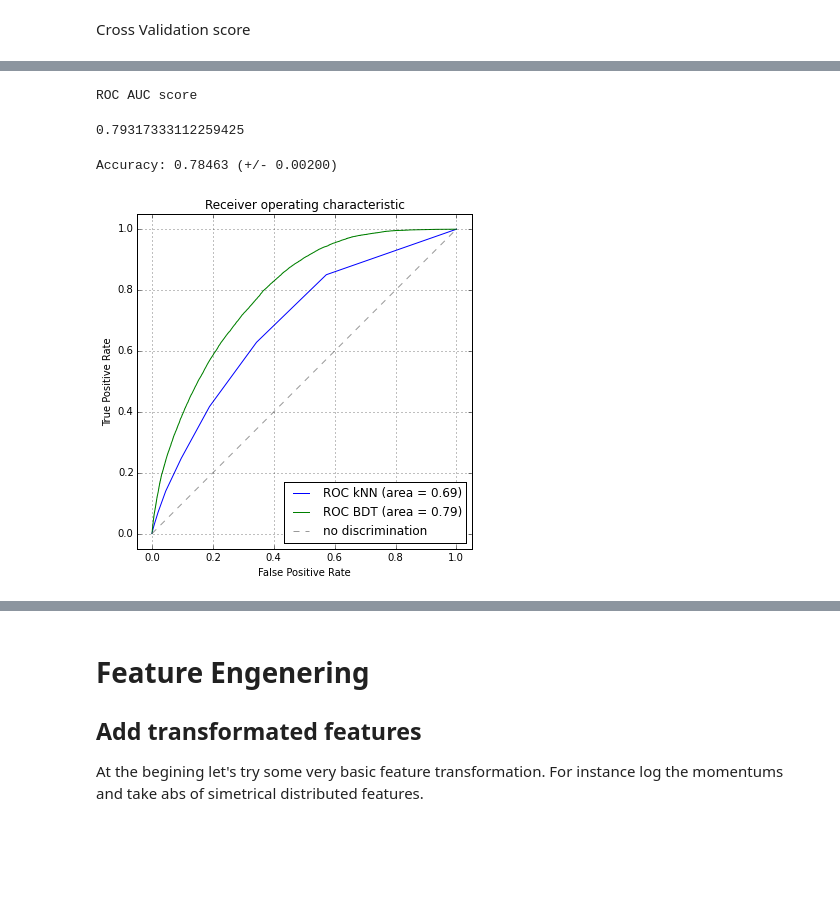
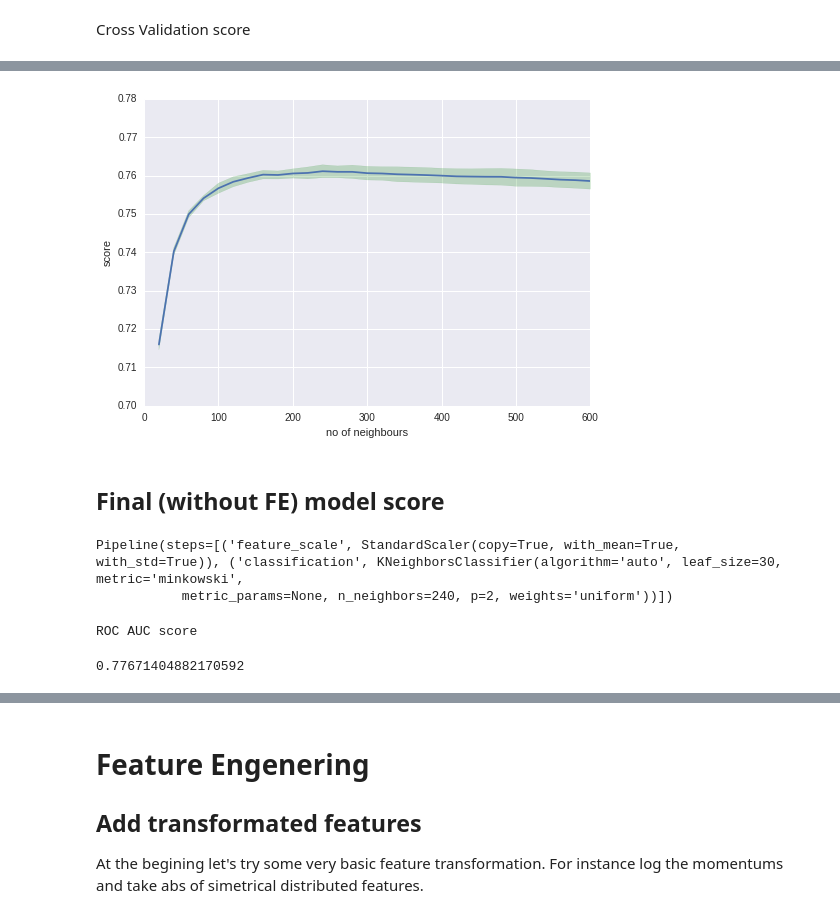
Before and after one commit to adendek/DownstreamTracking, a Jupyter notebook: SeedClasifier/Baseline.ipynb, the cells around one changed output, grey strips where cells are left out. Saved outputs shown, nothing was run; the diff lists cells and outputs as text; code cells hidden in the pictures; blank space fills up the shorter version.

```diff
--- a/SeedClasifier/Baseline.ipynb
+++ b/SeedClasifier/Baseline.ipynb
@@ -208,0 +228,18 @@ GradientBoostingClassifier(init=None, learning_rate=0.1, loss='deviance',
+# %%
+train_gs_X, test_gs_X, train_gs_Y, test_gs_Y = train_test_split(features, target, random_state=42,train_size=0.1 )
+knn_grid_params = {"classification__n_neighbors": [x  for x in range(19,601) if x % 20 == 0],
+                  "classification__metric": ['minkowski']}
+print(knn_grid_params)
+
+knn_gs = Pipeline([
+  ('feature_scale', StandardScaler() ),
+  ('classification', KNeighborsClassifier())
+])
+
+clf = grid_search.GridSearchCV(knn_gs,
+                               knn_grid_params,
+                               cv=3,
+                               scoring='roc_auc',
+                               verbose = 3,
+                               n_jobs=8);
+clf.fit(train_gs_X, train_gs_Y);
@@ -209,34 +325,34 @@ GradientBoostingClassifier(init=None, learning_rate=0.1, loss='deviance',
+# %%
+params = [x[0] for x in clf.grid_scores_]
+scores = numpy.array([x[1] for x in clf.grid_scores_])
+scores_std = numpy.array([x[2].std() for x in clf.grid_scores_])
+
+x = numpy.array([x  for x in range(19,601) if x % 20 == 0])
+plt.figure()
+plt.plot(x,scores)
+plt.fill_between(x, scores -  scores_std,
+                 scores + scores_std, alpha=0.2, color="g")
+plt.ylim(0.70, 0.78)
+plt.xlabel('no of neighbours')
+plt.ylabel('score')
+plt.show()
+# %% [output]
+[figure, added]
+# %% [markdown]
+Final (without FE) model score
+-------
+# %%
+final_knn = Pipeline([
+  ('feature_scale', StandardScaler() ),
+  ('classification', KNeighborsClassifier(n_neighbors=240))
+])
+final_knn.fit(trainX,trainY)
+# %% [output]
+Pipeline(steps=[('feature_scale', StandardScaler(copy=True, with_mean=True, with_std=True)), ('classification', KNeighborsClassifier(algorithm='auto', leaf_size=30, metric='minkowski',
+           metric_params=None, n_neighbors=240, p=2, weights='uniform'))])
 # %%
 print "ROC AUC score"
-roc_auc_score(testY, gb.predict_proba(testX)[:, 1])
+roc_auc_score(testY, final_knn.predict_proba(testX)[:, 1])
 # %% [output]
 ROC AUC score
-0.79317333112259425
+0.77671404882170592
-# %%
-scores = cross_validation.cross_val_score(gb,
-                                          testX, testY,
-                                          scoring="roc_auc",
-                                          n_jobs=6,
-                                          cv=3);
-print "Accuracy: %0.5f (+/- %0.5f)"%(scores.mean(), scores.std())
-# %% [output]
-Accuracy: 0.78463 (+/- 0.00200)
-# %%
-fpr, tpr, thresholds = roc_curve(testY, knn.predict_proba(testX)[:, 1])
-roc_auc = auc(fpr, tpr)
-plt.figure(figsize=[6, 6])
-plt.plot(fpr, tpr, lw=1, label='ROC kNN (area = %0.2f)'%(roc_auc))
-fpr, tpr, thresholds = roc_curve(testY, gb.predict_proba(testX)[:, 1])
-roc_auc = auc(fpr, tpr)
-plt.plot(fpr, tpr, lw=1, label='ROC BDT (area = %0.2f)'%(roc_auc))
-plt.plot([0, 1], [0, 1], '--', color=(0.6, 0.6, 0.6), label='no discrimination')
-plt.xlim([-0.05, 1.05])
-plt.ylim([-0.05, 1.05])
-plt.xlabel('False Positive Rate')
-plt.ylabel('True Positive Rate')
-plt.title('Receiver operating characteristic')
-plt.legend(loc="lower right")
-plt.grid()
-plt.show()
-# %% [output]
-[figure, removed]
```
Also changed, not shown: parts of 70 cells of this notebook, 2 other files.
